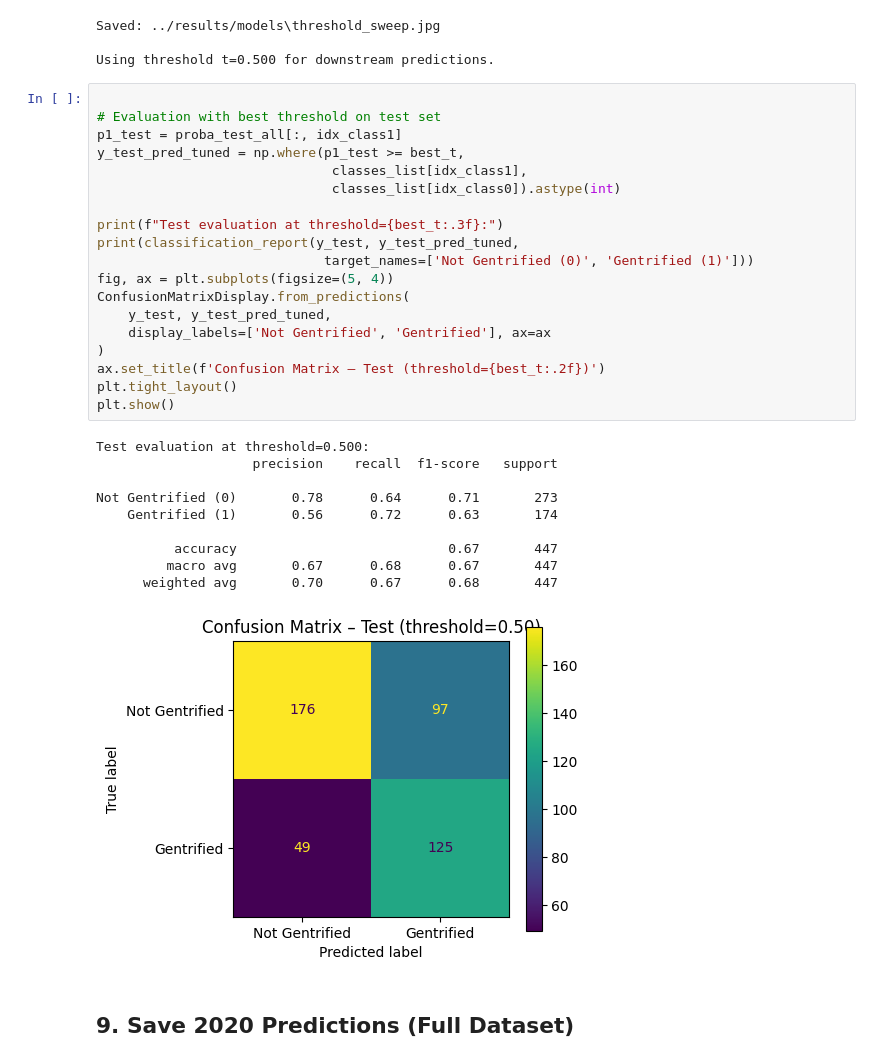
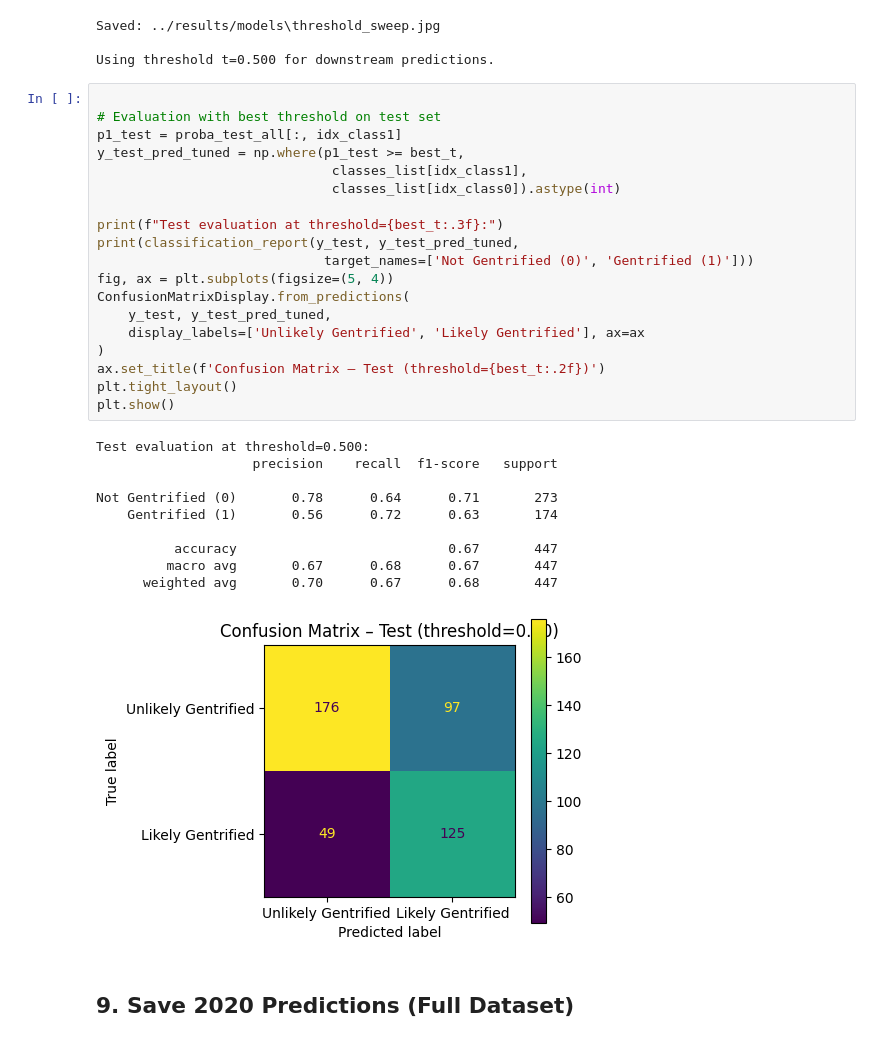
Before and after one commit to jonashansen886-cyber/Gentrification_model_Copenhagen, a Jupyter notebook: notebooks/05_XGBoost_model.ipynb, the cells around one changed output. Cells and saved outputs as stored; diff of their text form.

Commit message:
Diagram changes

```diff
--- a/notebooks/05_XGBoost_model.ipynb
+++ b/notebooks/05_XGBoost_model.ipynb
@@ -551,33 +551,33 @@ Using threshold t=0.500 for downstream predictions.
 # %%
 
 # Evaluation with best threshold on test set
 p1_test = proba_test_all[:, idx_class1]
 y_test_pred_tuned = np.where(p1_test >= best_t,
                               classes_list[idx_class1],
                               classes_list[idx_class0]).astype(int)
 
 print(f"Test evaluation at threshold={best_t:.3f}:")
 print(classification_report(y_test, y_test_pred_tuned,
                              target_names=['Not Gentrified (0)', 'Gentrified (1)']))
 fig, ax = plt.subplots(figsize=(5, 4))
 ConfusionMatrixDisplay.from_predictions(
     y_test, y_test_pred_tuned,
-    display_labels=['Not Gentrified', 'Gentrified'], ax=ax
+    display_labels=['Unlikely Gentrified', 'Likely Gentrified'], ax=ax
 )
 ax.set_title(f'Confusion Matrix – Test (threshold={best_t:.2f})')
 plt.tight_layout()
 plt.show()
 # %% [output]
 Test evaluation at threshold=0.500:
                     precision    recall  f1-score   support
 
 Not Gentrified (0)       0.78      0.64      0.71       273
     Gentrified (1)       0.56      0.72      0.63       174
 
           accuracy                           0.67       447
          macro avg       0.67      0.68      0.67       447
       weighted avg       0.70      0.67      0.68       447
-[figure, old version]
+[figure, new version]
 # %% [markdown]
 ## 9. Save 2020 Predictions (Full Dataset)
 # %%
```
